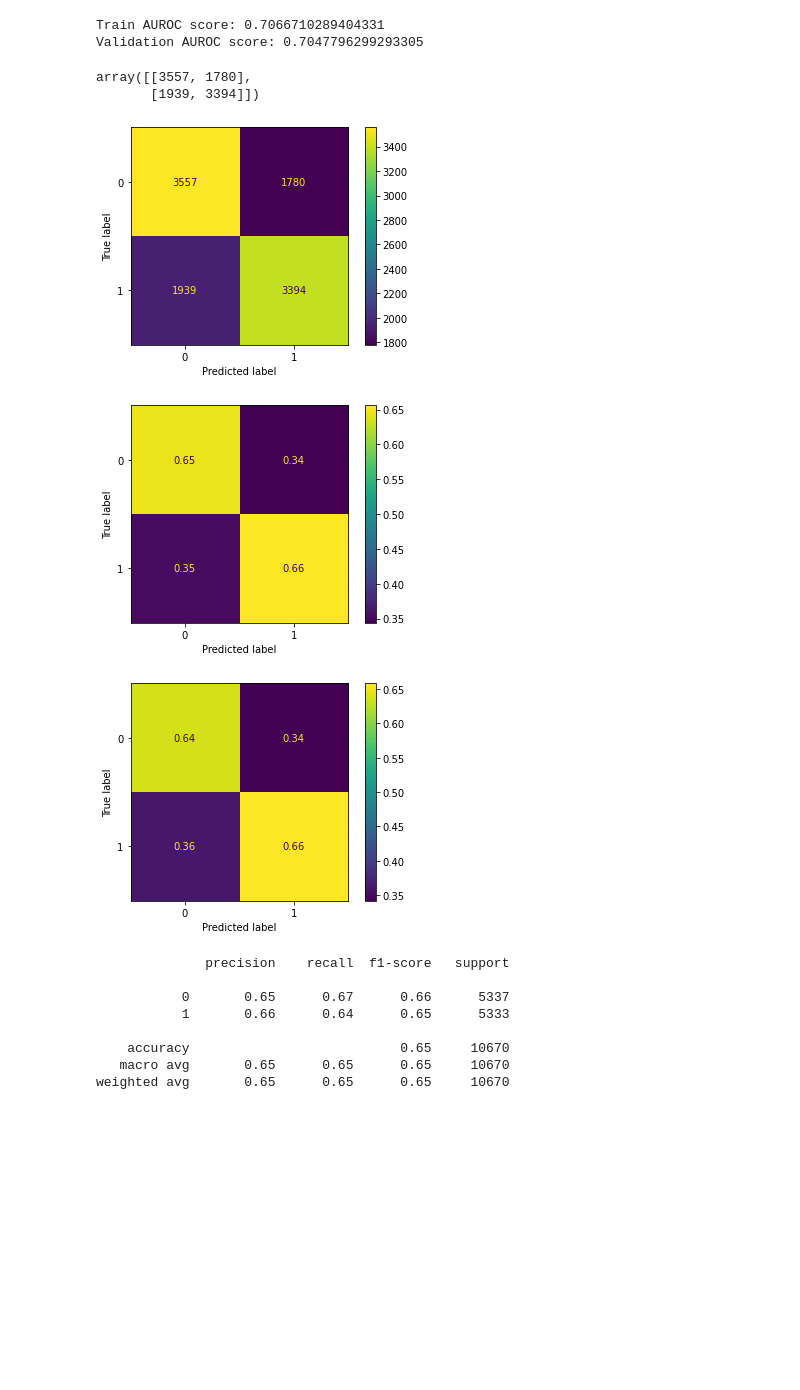
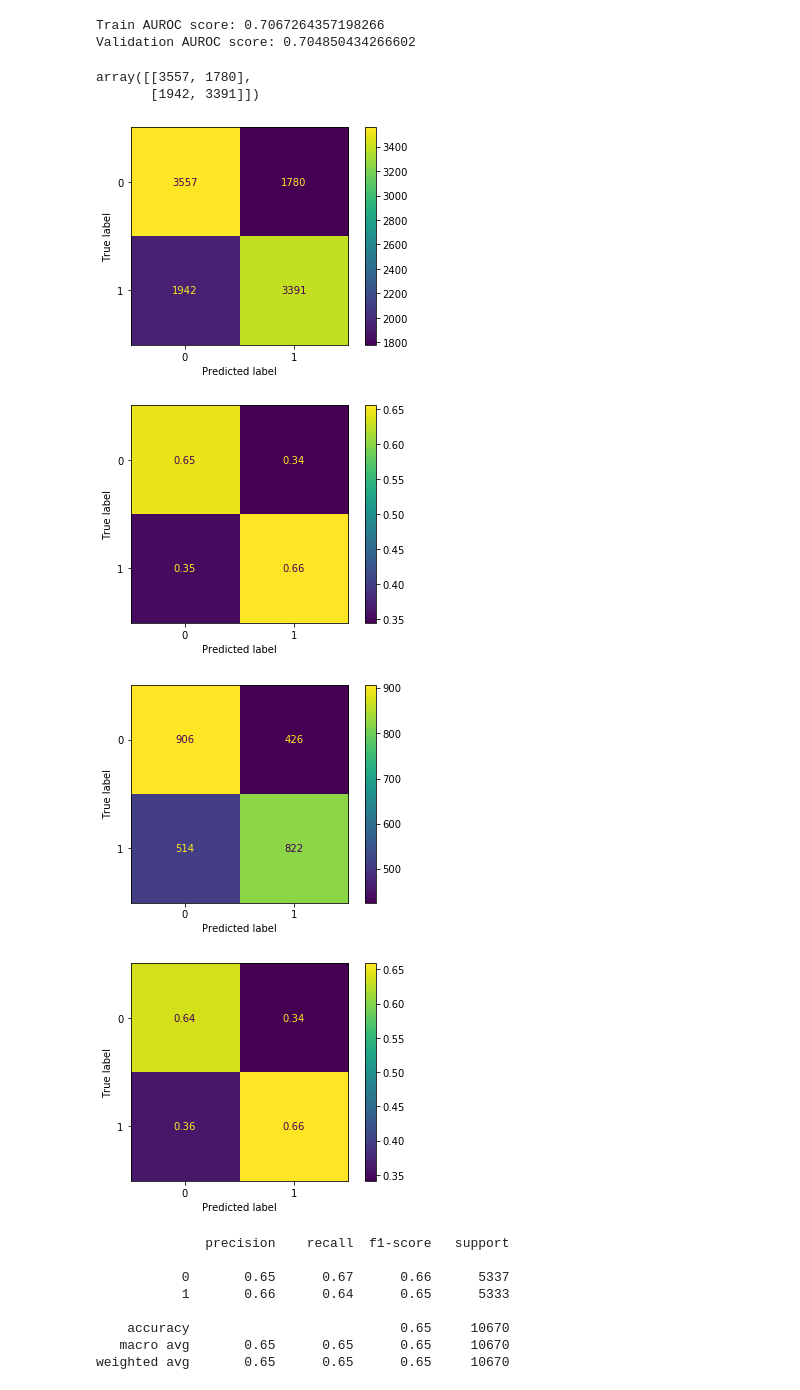
Before and after one commit to Reasmey/adsi_group2leftfeet, a Jupyter notebook: notebooks/Group 2 Submission part 2.ipynb, the cells around one changed output. Drawn from its saved outputs; the diff is of its cells as text; code cells hidden in the pictures; blank space fills up the shorter version.

```diff
--- a/notebooks/Group 2 Submission part 2.ipynb
+++ b/notebooks/Group 2 Submission part 2.ipynb
@@ -16,14 +16,17 @@ test = pd.read_csv("test.csv")
 # %%
 # import the model
 
-reg = load('LogisticRegression_upsampling_liblinear_predict_proba_1.joblib')
+reg = load('../models/LogisticRegression_upsampling_liblinear_predict_proba_1.joblib')
 # %%
 # export necessary dataset to use by second notebooks
+from src.features.helper_functions import load_sets
 
-X_train = pd.read_csv('X_train.csv')
-X_val = pd.read_csv('X_val.csv')
-y_train = pd.read_csv('y_train.csv')
-y_val = pd.read_csv('y_val.csv')
+X_train, y_train, X_val, y_val, X_test = load_sets()
+
+# X_train = pd.read_csv('X_train.csv')
+# X_val = pd.read_csv('X_val.csv')
+# y_train = pd.read_csv('y_train.csv')
+# y_val = pd.read_csv('y_val.csv')
 # %%
 # predictions probability
 y_train_preds = reg.predict_proba(X_train)[:,1]
@@ -33,32 +36,38 @@ y_val_preds = reg.predict_proba(X_val)[:,1]
 print('Train AUROC score:',roc_auc_score(y_train,y_train_preds))
 print('Validation AUROC score:', roc_auc_score(y_val,y_val_preds))
 # %% [output]
-Train AUROC score: 0.7066710289404331
-Validation AUROC score: 0.7047796299293305
+Train AUROC score: 0.7067264357198266
+Validation AUROC score: 0.704850434266602
 # %%
 # Do a confusion matrix on the train sets
 confusion_matrix(y_train, y_train_preds.round())
 # %% [output]
 array([[3557, 1780],
-       [1939, 3394]])
+       [1942, 3391]])
 # %%
 # plot the confusion matrix by counts
 plot_confusion_matrix(reg, X_train, y_train)
 plt.show()
 # %% [output]
-[figure, old version]
+[figure, new version]
 # %%
 # plot the same confusion matrix based on % of prediction
 plot_confusion_matrix(reg, X_train, y_train, normalize="pred")
 plt.show()
 # %% [output]
-[figure, old version]
+[figure, new version]
+# %%
+# plot the confusion matrix by counts
+plot_confusion_matrix(reg, X_val, y_val)
+plt.show()
+# %% [output]
+[figure, added]
 # %%
 # Now do a confusion matrix on the validation sets
 plot_confusion_matrix(reg, X_val, y_val, normalize="pred")
 plt.show()
 # %% [output]
-[figure, old version]
+[figure, new version]
 # %%
 # Do a classification report on the train sets
 print(classification_report(y_train, y_train_preds.round()))
```
Also changed, not shown: parts of 2 cells of this notebook, 9 other files.
